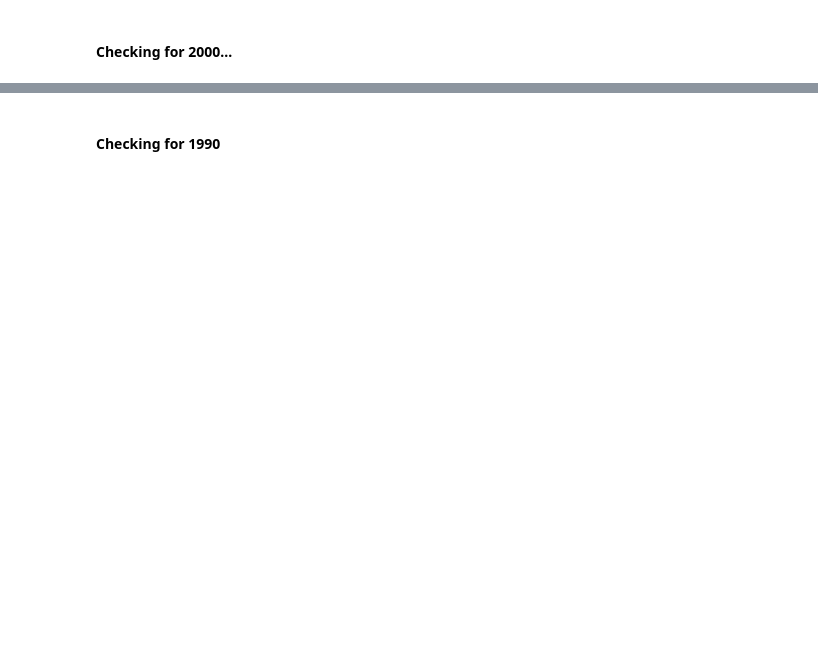
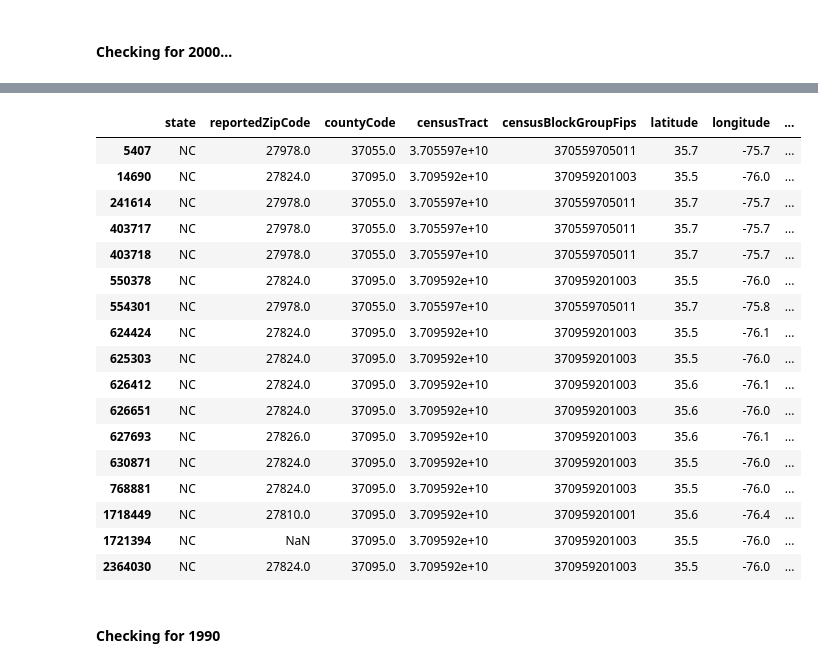
Before and after one commit to LayanKaushik/FloodClaimGeospatialImprovements, a Jupyter notebook: Code/Checking_BG_mapping_for_1990_2000.ipynb, the cells around one changed output, grey strips where cells are left out. Drawn from its saved outputs; the diff is of its cells as text; code cells hidden in the pictures; blank space fills up the shorter version.

```diff
--- a/Code/Checking_BG_mapping_for_1990_2000.ipynb
+++ b/Code/Checking_BG_mapping_for_1990_2000.ipynb
@@ -91,5 +101,25 @@ from shapely.geometry import Polygon
 from itertools import product
 import warnings
 warnings.filterwarnings("ignore")
+# %%
+df_geographic_unique2000_lat_long = df_geographic_unique2000[['latitude', 'longitude', 'geometry_lat_long']].drop_duplicates()
+# %%
+# Convert the DataFrame to a GeoDataFrame
+gdf = gpd.GeoDataFrame(BG_list_df2000, geometry='geometry')
+
+# Set the current CRS to WGS 84 (assuming your data is in latitude and longitude)
+gdf.crs = "EPSG:4326"
+
+# Project the GeoDataFrame to a suitable CRS (Web Mercator in this case)
+gdf_projected = gdf.to_crs(epsg=3857)
+
+# Compute the area for each geometry in square kilometers
+gdf_projected['area_km2'] = gdf_projected.geometry.area / 1e6
+
+# Filter out geometries with area less than 152.1611272703287 square kilometers
+filtered_gdf = gdf_projected[gdf_projected['area_km2'] >= 152.16]
+
+# If you want the filtered data in the original CRS, you can do the following:
+BG_list_df2000_filtered = filtered_gdf.to_crs(epsg=4326)
 # %%
 # Create an empty GeoDataFrame to store the intersection results
@@ -135,0 +160,11 @@ new_unit_df2000
+# %%
+# Setting the multi-index on filtered_df
+new_unit_df2000.set_index(['latitude', 'longitude'], inplace=True)
+
+# Mapping values one by one
+df_geographic_unique2000['MATCHED_censusBlockGroupFips'] = df_geographic_unique2000.set_index(['latitude', 'longitude']).index.map(new_unit_df2000['MATCHED_censusBlockGroupFips'])
+df_geographic_unique2000['geometry_BG'] = df_geographic_unique2000.set_index(['latitude', 'longitude']).index.map(new_unit_df2000['geometry_BG'])
+df_geographic_unique2000['new_geometry'] = df_geographic_unique2000.set_index(['latitude', 'longitude']).index.map(new_unit_df2000['new_geometry'])
+
+# Assuming lat_long_df should be df_geographic_unique2000 based on context
+new_unit_df2000.reset_index(inplace=True)
@@ -135,0 +180,23 @@ new_unit_df2000
+# %%
+filtered_df = df_geographic_unique2000[df_geographic_unique2000['MATCHED_censusBlockGroupFips'].notna()]
+# %%
+filtered_df[filtered_df['censusBlockGroupFips']!=filtered_df['MATCHED_censusBlockGroupFips']]
+# %% [output]
+|  | state | reportedZipCode | countyCode | censusTract | censusBlockGroupFips | latitude | longitude | ... |
+| 5407 | NC | 27978.0 | 37055.0 | 3.705597e+10 | 370559705011 | 35.7 | -75.7 | ... |
+| 14690 | NC | 27824.0 | 37095.0 | 3.709592e+10 | 370959201003 | 35.5 | -76.0 | ... |
+| 241614 | NC | 27978.0 | 37055.0 | 3.705597e+10 | 370559705011 | 35.7 | -75.7 | ... |
+| 403717 | NC | 27978.0 | 37055.0 | 3.705597e+10 | 370559705011 | 35.7 | -75.7 | ... |
+| 403718 | NC | 27978.0 | 37055.0 | 3.705597e+10 | 370559705011 | 35.7 | -75.7 | ... |
+| 550378 | NC | 27824.0 | 37095.0 | 3.709592e+10 | 370959201003 | 35.5 | -76.0 | ... |
+| 554301 | NC | 27978.0 | 37055.0 | 3.705597e+10 | 370559705011 | 35.7 | -75.8 | ... |
+| 624424 | NC | 27824.0 | 37095.0 | 3.709592e+10 | 370959201003 | 35.5 | -76.1 | ... |
+| 625303 | NC | 27824.0 | 37095.0 | 3.709592e+10 | 370959201003 | 35.5 | -76.0 | ... |
+| 626412 | NC | 27824.0 | 37095.0 | 3.709592e+10 | 370959201003 | 35.6 | -76.1 | ... |
+| 626651 | NC | 27824.0 | 37095.0 | 3.709592e+10 | 370959201003 | 35.6 | -76.0 | ... |
+| 627693 | NC | 27826.0 | 37095.0 | 3.709592e+10 | 370959201003 | 35.6 | -76.1 | ... |
+| 630871 | NC | 27824.0 | 37095.0 | 3.709592e+10 | 370959201003 | 35.5 | -76.0 | ... |
+| 768881 | NC | 27824.0 | 37095.0 | 3.709592e+10 | 370959201003 | 35.5 | -76.0 | ... |
+| 1718449 | NC | 27810.0 | 37095.0 | 3.709592e+10 | 370959201001 | 35.6 | -76.4 | ... |
+| 1721394 | NC | NaN | 37095.0 | 3.709592e+10 | 370959201003 | 35.5 | -76.0 | ... |
+| 2364030 | NC | 27824.0 | 37095.0 | 3.709592e+10 | 370959201003 | 35.5 | -76.0 | ... |
```
Also changed, not shown: parts of 8 cells of this notebook.
